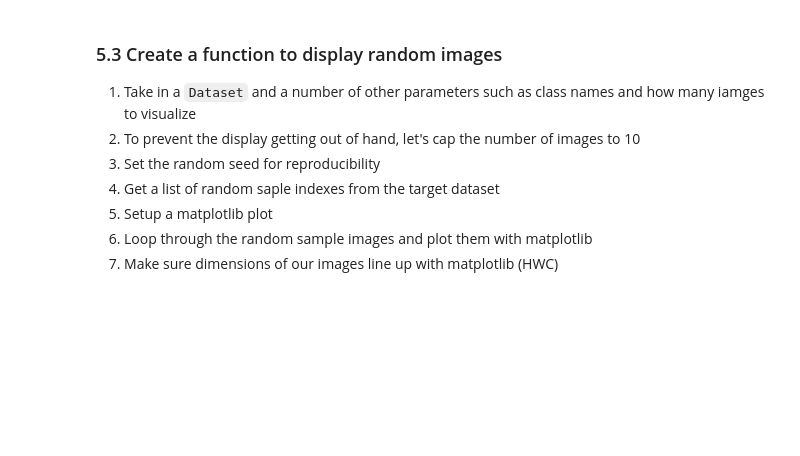
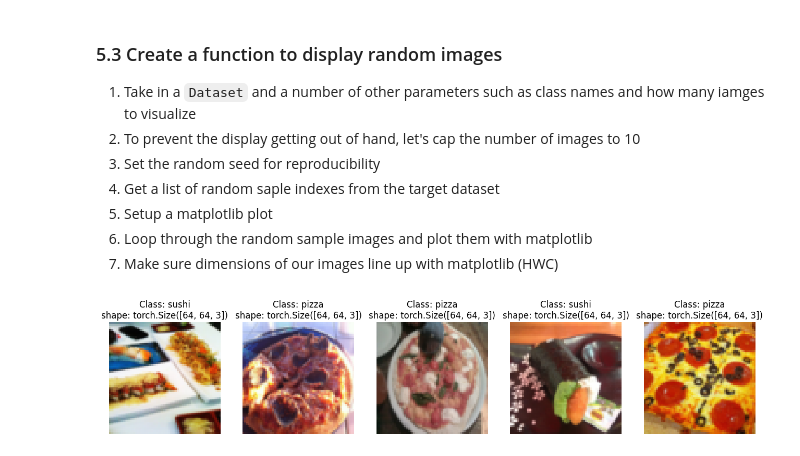
Before and after one commit to BigBarfEaterBBE/pytorch-learning, a Jupyter notebook: 04_pytorch_custom_dataset.ipynb, the cells around one changed output. Drawn from its saved outputs; the diff is of its cells as text; code cells hidden in the pictures; blank space fills up the shorter version.

```diff
--- a/04_pytorch_custom_dataset.ipynb
+++ b/04_pytorch_custom_dataset.ipynb
@@ -550,3 +542,31 @@ def display_random_images(dataset: torch.utils.data.Dataset,
 
     # 4. get random sample indexes
     random_samples_idx = random.sample(range(len(dataset)), k=n)
+
+    # 5. Setuip plot
+    plt.figure(figsize=(16,8))
+
+    # 6. Loop through indexs + plot with matplotlib
+    for i, targ_sample in enumerate(random_samples_idx):
+        targ_image, targ_label = dataset[targ_sample][0], dataset[targ_sample][1]
+
+        # 7. Adjust tensor dimension 4 plotting
+        targ_image_adjust = targ_image.permute(1,2,0) # color, height, width -> height, width, color
+
+        # Plot adjusted samples
+        plt.subplot(1, n, i+1)
+        plt.imshow(targ_image_adjust)
+        plt.axis("off")
+        if classes:
+            title = f"Class: {classes[targ_label]}"
+            if display_shape:
+                title = title + f"\nshape: {targ_image_adjust.shape}"
+        plt.title(title)
+# %%
+# Display random images from ImageFolder dataset
+display_random_images(train_data,
+                      classes=class_names,
+                      n=5,
+                      seed=42)
+# %% [output]
+[figure, added]
```
Also changed, not shown: parts of 11 cells of this notebook, 1 other file.
